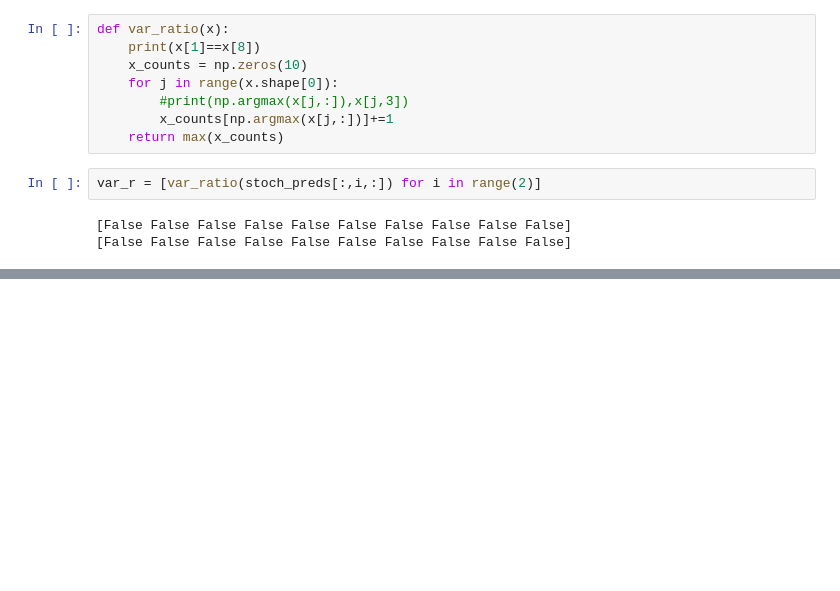
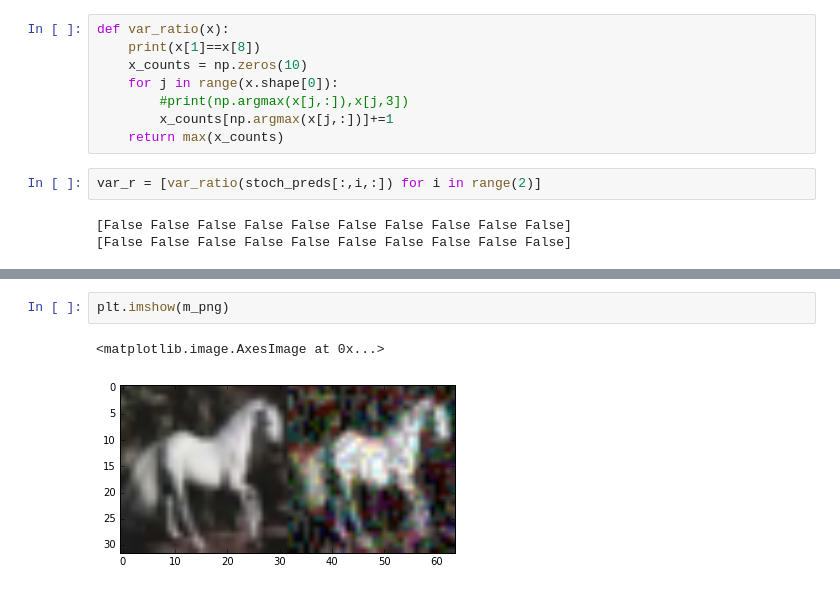
Before and after one commit to ambrishrawat/advflow, a Jupyter notebook: debugging.ipynb, the cells around one changed output, grey strips where cells are left out. Saved outputs shown, nothing was run; the diff lists cells and outputs as text; blank space fills up the shorter version.

```diff
--- a/debugging.ipynb
+++ b/debugging.ipynb
@@ -719,0 +780,5 @@ var_r = [var_ratio(stoch_preds[:,i,:]) for i in range(2)]
+# %%
+plt.imshow(m_png)
+# %% [output]
+<matplotlib.image.AxesImage at 0x...>
+[figure, added]
```
Also changed, not shown: parts of 10 cells of this notebook, 8 other files.
